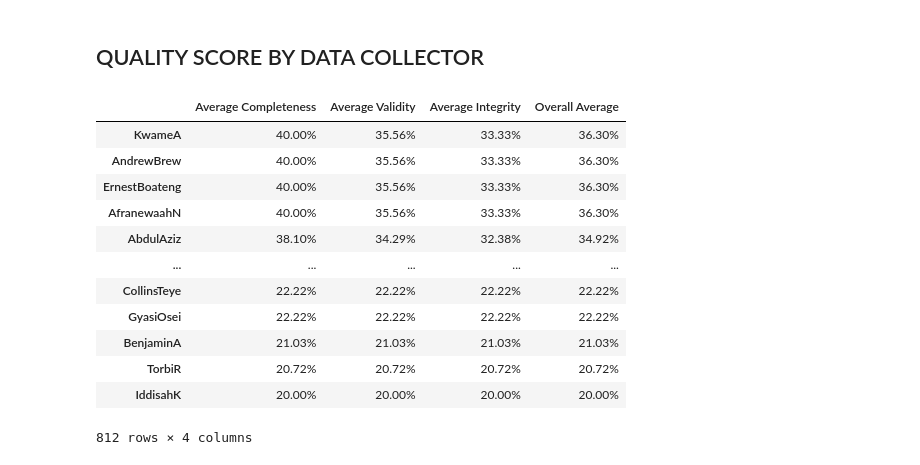
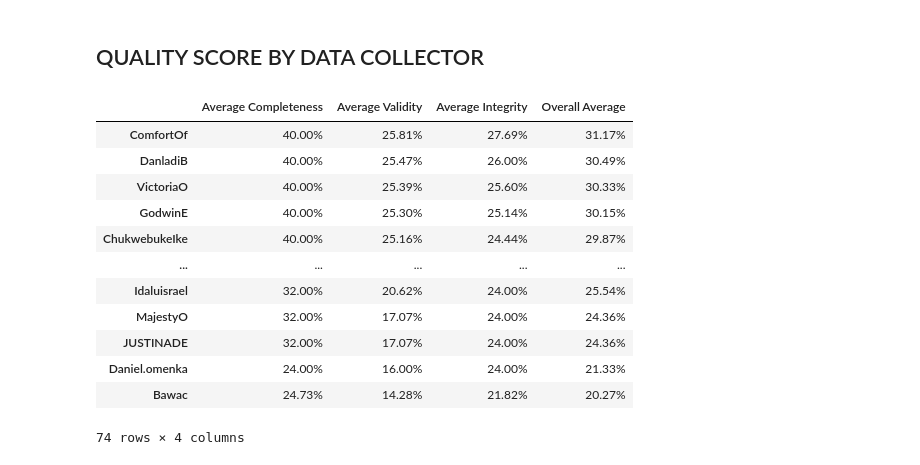
Before and after one commit to adeleyemosh/data-quality-analysis, a Jupyter notebook: aedc_analysis.ipynb, the cells around one changed output. Saved outputs shown, nothing was run; the diff lists cells and outputs as text; code cells hidden in the pictures.

```diff
--- a/aedc_analysis.ipynb
+++ b/aedc_analysis.ipynb
@@ -15,7 +15,7 @@ from metrics.datacollectorscore import calculate_quality_score_by_collector
 # %% [markdown]
 ## READING DATA
 # %%
-data = pd.read_csv("data/aedc/customers_two.csv")
+data = pd.read_csv("data/aedc/customers.csv")
 # %%
 column_mapping = {
     'slrn': 'SLRN',
@@ -167,23 +166,23 @@ mom_overall_score_fil[['Year Month', 'Overall Score']].to_csv('mom_overall_score
 # %%
 df_x = df[df['year_month'] >= 202311]
 
-field_metrics = ['SLRN', 'Account Number', 'Meter Number', 'Meter SLRN', 'Phone Number', 'Email']
+field_metrics = ['SLRN', 'Account Number', 'Meter Number', 'Phone Number', 'Email']
 
 collector_scores = calculate_quality_score_by_collector(df_x, field_metrics)
 
 # Display the result
 collector_scores
 # %% [output]
 |  | Average Completeness | Average Validity | Average Integrity | Overall Average |
-| KwameA | 40.00% | 35.56% | 33.33% | 36.30% |
-| AndrewBrew | 40.00% | 35.56% | 33.33% | 36.30% |
-| ErnestBoateng | 40.00% | 35.56% | 33.33% | 36.30% |
-| AfranewaahN | 40.00% | 35.56% | 33.33% | 36.30% |
-| AbdulAziz | 38.10% | 34.29% | 32.38% | 34.92% |
+| ComfortOf | 40.00% | 25.81% | 27.69% | 31.17% |
+| DanladiB | 40.00% | 25.47% | 26.00% | 30.49% |
+| VictoriaO | 40.00% | 25.39% | 25.60% | 30.33% |
+| GodwinE | 40.00% | 25.30% | 25.14% | 30.15% |
+| ChukwebukeIke | 40.00% | 25.16% | 24.44% | 29.87% |
 | ... | ... | ... | ... | ... |
-| CollinsTeye | 22.22% | 22.22% | 22.22% | 22.22% |
-| GyasiOsei | 22.22% | 22.22% | 22.22% | 22.22% |
-| BenjaminA | 21.03% | 21.03% | 21.03% | 21.03% |
-| TorbiR | 20.72% | 20.72% | 20.72% | 20.72% |
-| IddisahK | 20.00% | 20.00% | 20.00% | 20.00% |
+| Idaluisrael | 32.00% | 20.62% | 24.00% | 25.54% |
+| MajestyO | 32.00% | 17.07% | 24.00% | 24.36% |
+| JUSTINADE | 32.00% | 17.07% | 24.00% | 24.36% |
+| Daniel.omenka | 24.00% | 16.00% | 24.00% | 21.33% |
+| Bawac | 24.73% | 14.28% | 21.82% | 20.27% |
-812 rows × 4 columns
+74 rows × 4 columns
```
Also changed, not shown: parts of 3 cells of this notebook, 4 other files.
